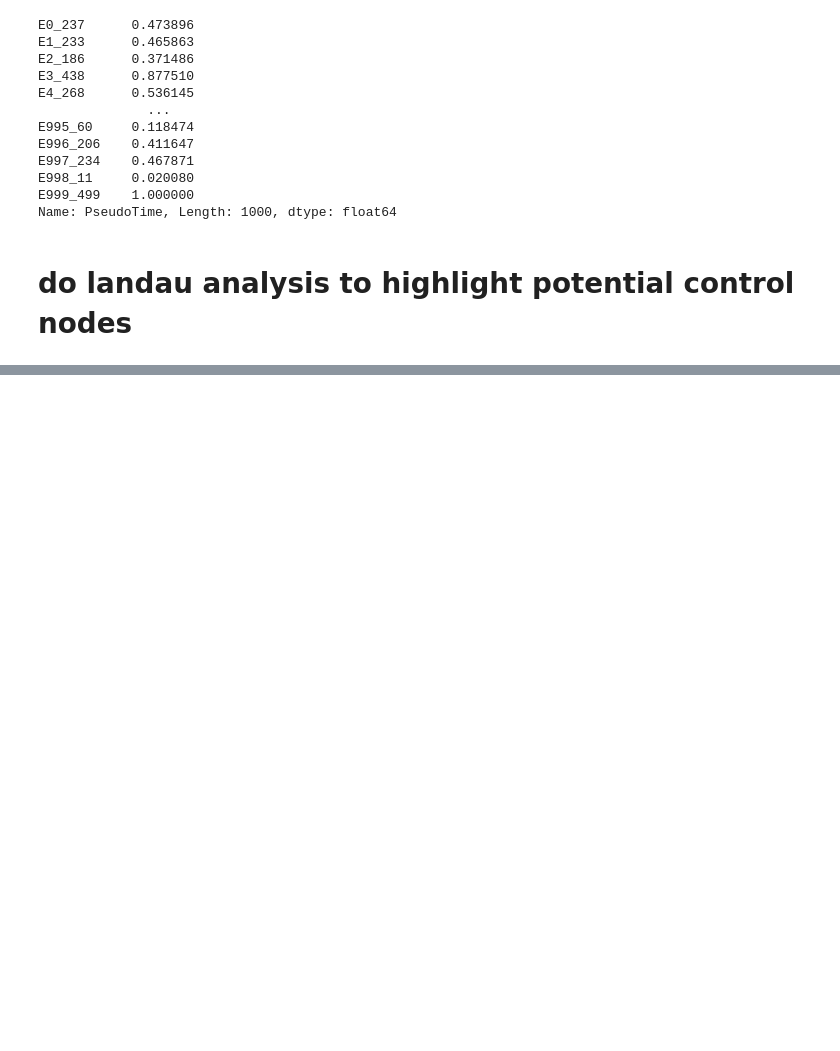
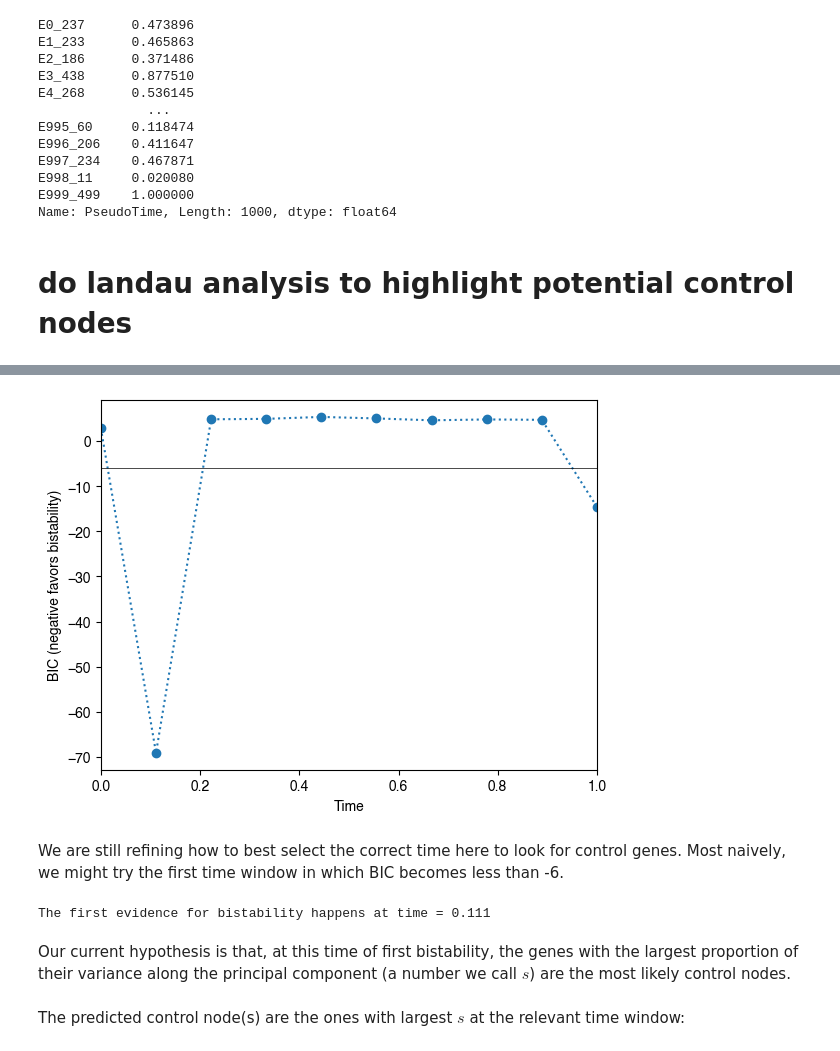
Before and after one commit to Collective-Logic-Lab/Synthetic-RNA-maps, a Jupyter notebook: example-landau-fit-for-bool-ode-data.ipynb, the cells around one changed output, grey strips where cells are left out. Cells and saved outputs as stored; diff of their text form; code cells hidden in the pictures; blank space fills up the shorter version.

```diff
--- a/example-landau-fit-for-bool-ode-data.ipynb
+++ b/example-landau-fit-for-bool-ode-data.ipynb
@@ -88,0 +99,5 @@ for t_min in t_min_list:
+# %%
+#landauDataList = []
+for cells_to_use in tqdm(cells_to_use_list):
+    landauData = landauAnalysis.landauAnalysis(expression[cells_to_use])
+    landauDataList.append(landauData)
@@ -88,0 +106,18 @@ for t_min in t_min_list:
+# %%
+plt.plot(t_min_list,[data['bicDiffList'][0] for data in landauDataList],'o:')
+tmin,tmax = 0,1
+plt.hlines(-6,tmin,tmax,color='k',lw=0.5) # plot horizontal line at -6
+plt.axis(xmin=tmin,xmax=tmax)
+plt.xlabel('Time')
+plt.ylabel('BIC (negative favors bistability)');
+# %% [output]
+[figure, added]
+# %% [markdown]
+We are still refining how to best select the correct time here to look for control genes.  Most naively, we might try the first time window in which BIC becomes less than -6.
+# %%
+first_bistable_time_index = [data['bicDiffList'][0] < -6 for data in landauDataList].index(True)
+print("The first evidence for bistability happens at time = {:.3f}".format(t_min_list[first_bistable_time_index]))
+# %% [output]
+The first evidence for bistability happens at time = 0.111
+# %% [markdown]
+Our current hypothesis is that, at this time of first bistability, the genes with the largest proportion of their variance along the principal component (a number we call $s$) are the most likely control nodes.
@@ -88,0 +143,2 @@ for t_min in t_min_list:
+# %% [markdown]
+The predicted control node(s) are the ones with largest $s$ at the relevant time window:
```
Also changed, not shown: parts of 12 cells of this notebook, 1 other file.
